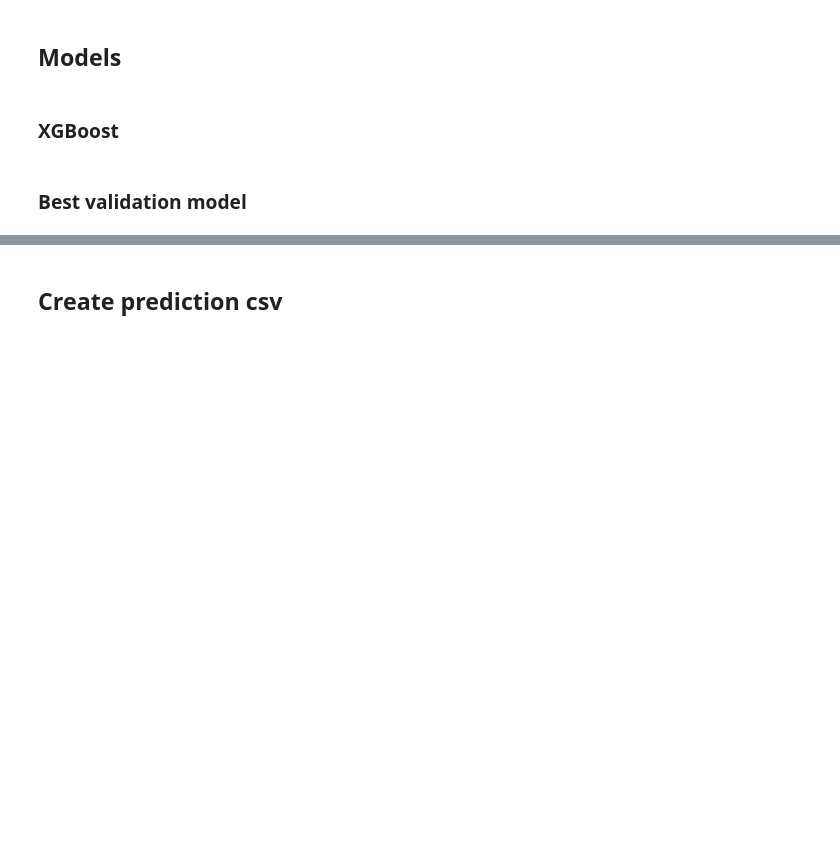
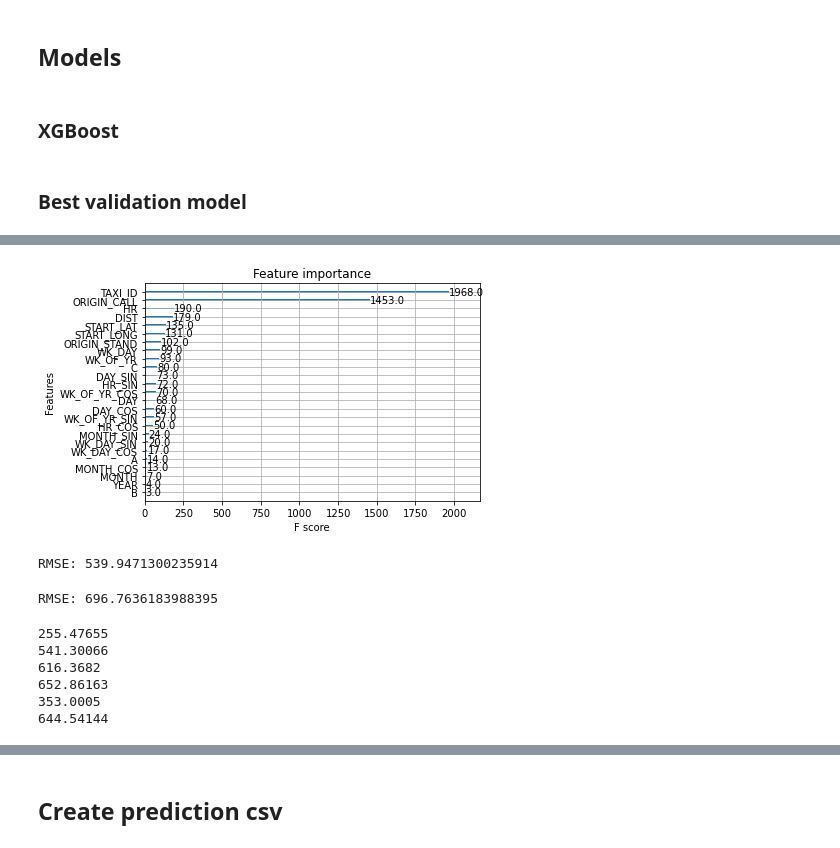
Before and after one commit to benjxia/CSE-151B-KAGGLE, a Jupyter notebook: combination/trig_xgboost_only.ipynb, the cells around one changed output, grey strips where cells are left out. Cells and saved outputs as stored; diff of their text form; code cells hidden in the pictures; blank space fills up the shorter version.

```diff
--- a/combination/trig_xgboost_only.ipynb
+++ b/combination/trig_xgboost_only.ipynb
@@ -273,0 +255,5 @@ plt.show()
+# %%
+xgb.plot_importance(xgb_u)
+plt.show()
+# %% [output]
+[figure, added]
@@ -273,0 +264,18 @@ plt.show()
+# %%
+stack = ensemble.StackingRegressor(estimators=[('u', xgb_u), ('w', xgb_w)],
+                                   final_estimator=xgb.XGBRegressor(tree_method="gpu_hist"),
+#                                    n_jobs=-1,
+                                   passthrough=True)
+stack.fit(train, train_label)
+score(stack)
+# %% [output]
+RMSE: 539.9471300235914
+# %%
+stack_w = ensemble.StackingRegressor(estimators=[('u', xgb_u), ('w', xgb_w)],
+                                   final_estimator=xgb.XGBRegressor(tree_method="gpu_hist"),
+                                   n_jobs=-1,
+                                   passthrough=True)
+stack_w.fit(train, train_label, sample_weight=train_label)
+score(stack_w)
+# %% [output]
+RMSE: 696.7636183988395
@@ -273,0 +295,14 @@ plt.show()
+# %%
+print(np.std(preds_xgbu))
+print(np.std(preds_xgbw))
+print(np.std(preds_comb))
+print(np.std(preds_mean))
+print(np.std(preds_stack))
+print(np.std(preds_stackw))
+# %% [output]
+255.47655
+541.30066
+616.3682
+652.86163
+353.0005
+644.54144
```
Also changed, not shown: parts of 46 cells of this notebook.
